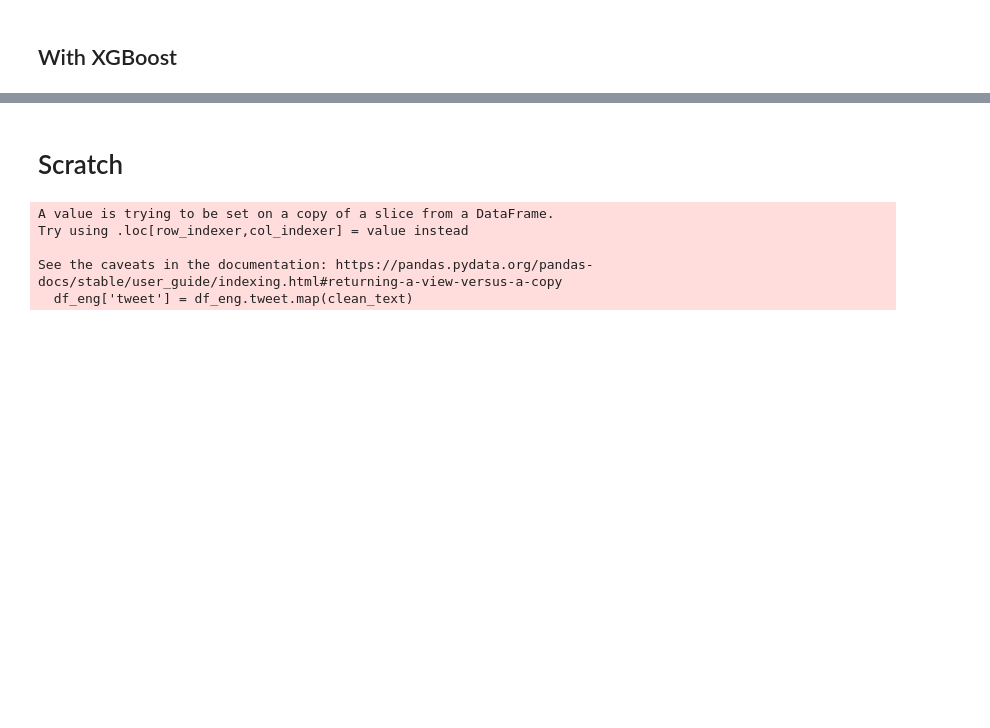
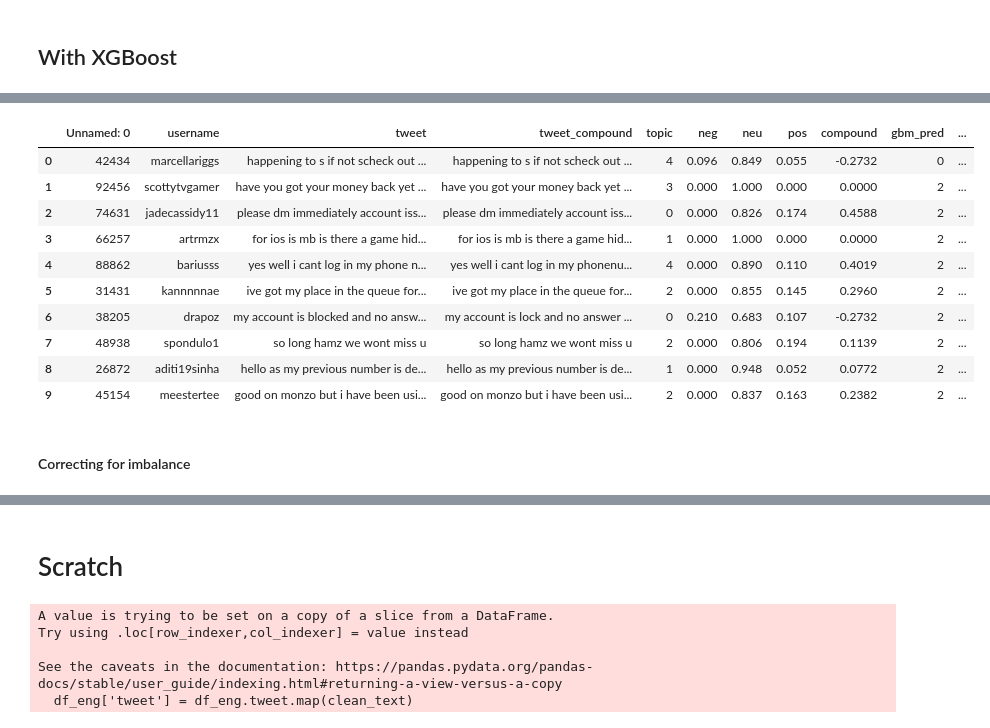
Before and after one commit to tawney-kirkland/04-fletcher, a Jupyter notebook: intent_analysis.ipynb, the cells around one changed output, grey strips where cells are left out. Saved outputs shown, nothing was run; the diff lists cells and outputs as text; code cells hidden in the pictures; blank space fills up the shorter version.

```diff
--- a/intent_analysis.ipynb
+++ b/intent_analysis.ipynb
@@ -271,0 +249,15 @@ df_test7.head(10)
+# %%
+# creating bag of words model
+cv9 = CountVectorizer(stop_words = stop,
+                      max_features=880)
+
+X9 = cv9.fit_transform(X_tr9).toarray()
+y9 = y_tr9.iloc[:, 0].values
+
+# fitting XGB to the training set
+gbm9 = xgb.XGBClassifier(max_depth=5,
+                        learning_rate = 0.05,
+                        objective = 'multi:softmax',
+                        num_class = 6)
+# %%
+gbm9.fit(X9,y9)
@@ -271,0 +274,5 @@ df_test7.head(10)
+# %%
+df_test9_9 = df_test9['tweet']
+X_t9 = cv9.fit_transform(df_test9_9).toarray()
+y_pred9 = gbm9.predict(X_t9)
+gbm_pred9 = [round(value) for value in y_pred9]
@@ -271,0 +282,3 @@ df_test7.head(10)
+# %%
+df_test9['gbm_pred'] =  gbm_pred9
+df_test9.groupby('gbm_pred').count()
@@ -271,0 +293,14 @@ df_test7.head(10)
+# %%
+df_test9.head(10)
+# %% [output]
+|  | Unnamed: 0 | username | tweet | tweet_compound | topic | neg | neu | pos | compound | gbm_pred | ... |
+| 0 | 42434 | marcellariggs | happening to s if not scheck out ... | happening to s if not scheck out ... | 4 | 0.096 | 0.849 | 0.055 | -0.2732 | 0 | ... |
+| 1 | 92456 | scottytvgamer | have you got your money back yet ... | have you got your money back yet ... | 3 | 0.000 | 1.000 | 0.000 | 0.0000 | 2 | ... |
+| 2 | 74631 | jadecassidy11 | please dm immediately account iss... | please dm immediately account iss... | 0 | 0.000 | 0.826 | 0.174 | 0.4588 | 2 | ... |
+| 3 | 66257 | artrmzx | for ios is mb is there a game hid... | for ios is mb is there a game hid... | 1 | 0.000 | 1.000 | 0.000 | 0.0000 | 2 | ... |
+| 4 | 88862 | bariusss | yes well i cant log in my phone n... | yes well i cant log in my phonenu... | 4 | 0.000 | 0.890 | 0.110 | 0.4019 | 2 | ... |
+| 5 | 31431 | kannnnnae | ive got my place in the queue for... | ive got my place in the queue for... | 2 | 0.000 | 0.855 | 0.145 | 0.2960 | 2 | ... |
+| 6 | 38205 | drapoz | my account is blocked and no answ... | my account is lock and no answer ... | 0 | 0.210 | 0.683 | 0.107 | -0.2732 | 2 | ... |
+| 7 | 48938 | spondulo1 | so long hamz we wont miss u | so long hamz we wont miss u | 2 | 0.000 | 0.806 | 0.194 | 0.1139 | 2 | ... |
+| 8 | 26872 | aditi19sinha | hello as my previous number is de... | hello as my previous number is de... | 1 | 0.000 | 0.948 | 0.052 | 0.0772 | 2 | ... |
+| 9 | 45154 | meestertee | good on monzo but i have been usi... | good on monzo but i have been usi... | 2 | 0.000 | 0.837 | 0.163 | 0.2382 | 2 | ... |
@@ -271,0 +309,2 @@ df_test7.head(10)
+# %% [markdown]
+#### Correcting for imbalance
```
Also changed, not shown: parts of 51 cells of this notebook.
